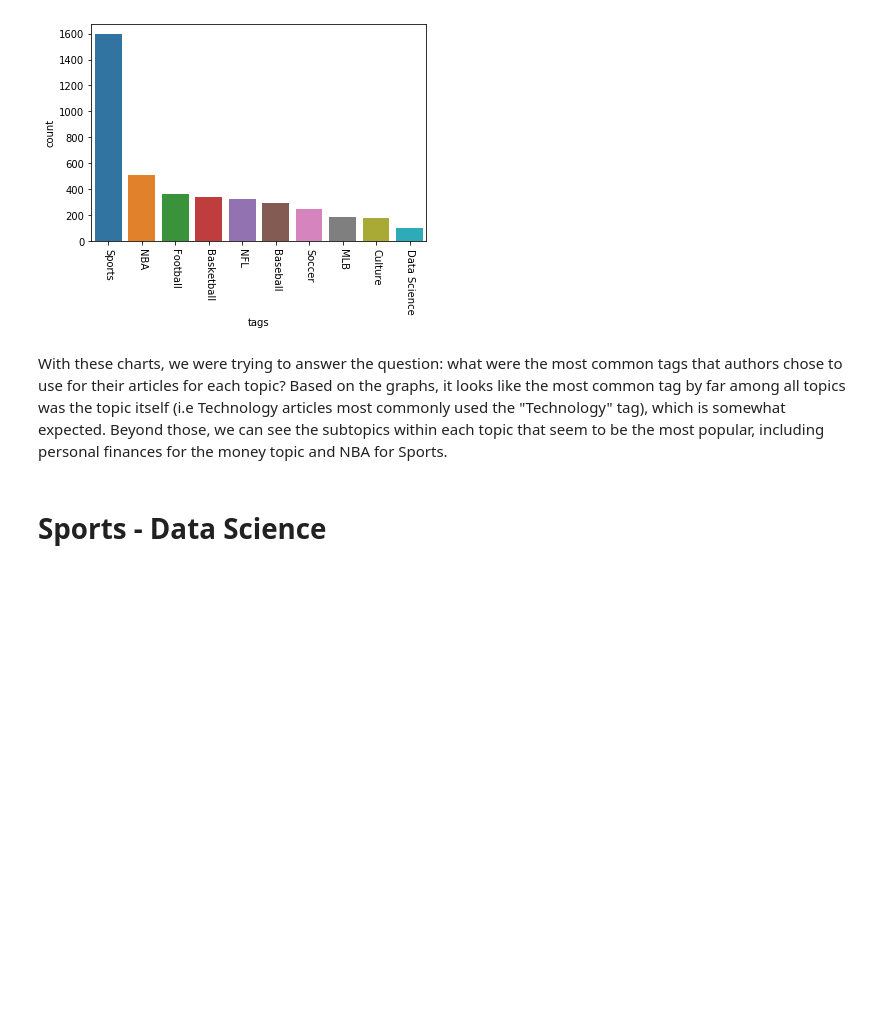
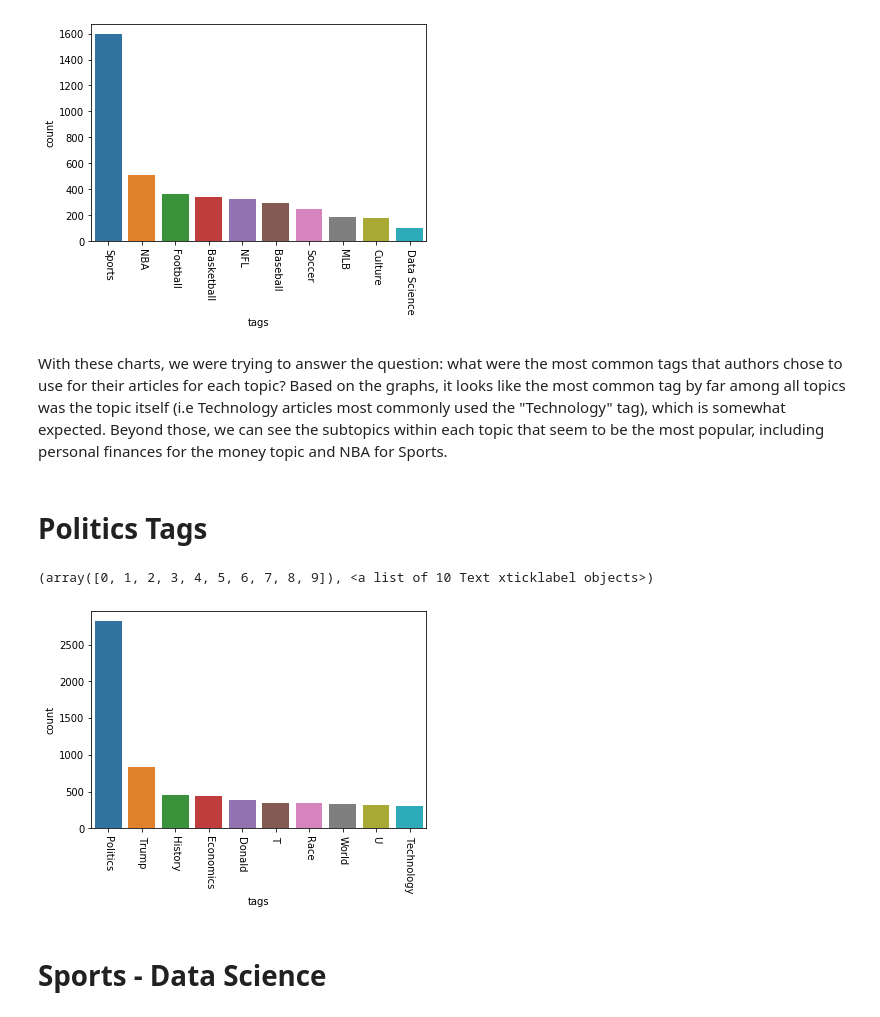
Before and after one commit to Jesse-mk/Medium_Analytics, a Jupyter notebook: jenna/Medium Tag Visualizations.ipynb, the cells around one changed output. Cells and saved outputs as stored; diff of their text form; code cells hidden in the pictures; blank space fills up the shorter version.

```diff
--- a/jenna/Medium Tag Visualizations.ipynb
+++ b/jenna/Medium Tag Visualizations.ipynb
@@ -24,6 +24,11 @@ sports = pd.read_csv("/Users/jennayang/Documents/Medium Project Data/medium-spor
 sports = sports[sports.tags != '[]']  #drop rows that have no tags
 sports = sports.dropna() #drop empty rows
 sports.reset_index(inplace = True)
+# %%
+politics = pd.read_csv("/Users/jennayang/Documents/Medium Project Data/Politics_data_full.csv")
+politics = politics[politics.tags != '[]']  #drop rows that have no tags
+politics = politics.dropna() #drop empty rows
+politics.reset_index(inplace = True)
 # %% [markdown]
 # Wrangling - Creating aggregation of tags
 # %% [markdown]
@@ -56,6 +61,14 @@ for i in range(len(sports)):
     if bracket in string_lst: #makes sure that the string is a list representation
         lst = ast.literal_eval(string_lst)
         sports['tags'][i] = lst
+# %%
+#POLITICS
+for i in range(len(politics)):
+    string_lst = politics['tags'][i]
+    bracket = '['
+    if bracket in string_lst: #makes sure that the string is a list representation
+        lst = ast.literal_eval(string_lst)
+        politics['tags'][i] = lst
 # %%
 #store all tags into big list and make dataframe
 
@@ -82,6 +95,14 @@ for tag_lst in sports['tags']:
         sports_lst.append(tag_lst[i])
 tags = pd.Series(sports_lst, name = 'tags') #convert list to series
 sports_tags = tags.to_frame()
+# %%
+#POLITICS
+politics_lst = []
+for tag_lst in politics['tags']:
+    for i in range(len(tag_lst)):
+        politics_lst.append(tag_lst[i])
+tags = pd.Series(politics_lst, name = 'tags') #convert list to series
+politics_tags = tags.to_frame()
 # %% [markdown]
 # Technology Tags
 # %%
@@ -108,6 +129,14 @@ plt.xticks(rotation=-90)
 [figure]
 # %% [markdown]
 With these charts, we were trying to answer the question: what were the most common tags that authors chose to use for their articles for each topic? Based on the graphs, it looks like the most common tag by far among all topics was the topic itself (i.e Technology articles most commonly used the "Technology" tag), which is somewhat expected. Beyond those, we can see the subtopics within each topic that seem to be the most popular, including personal finances for the money topic and NBA for Sports.
+# %% [markdown]
+# Politics Tags
+# %%
+sns.countplot(x = 'tags', data = politics_tags, order = politics_tags.tags.value_counts().iloc[:10].index)
+plt.xticks(rotation=-90)
+# %% [output]
+(array([0, 1, 2, 3, 4, 5, 6, 7, 8, 9]), <a list of 10 Text xticklabel objects>)
+[figure, added]
 # %% [markdown]
 # Sports - Data Science
 # %%
```
